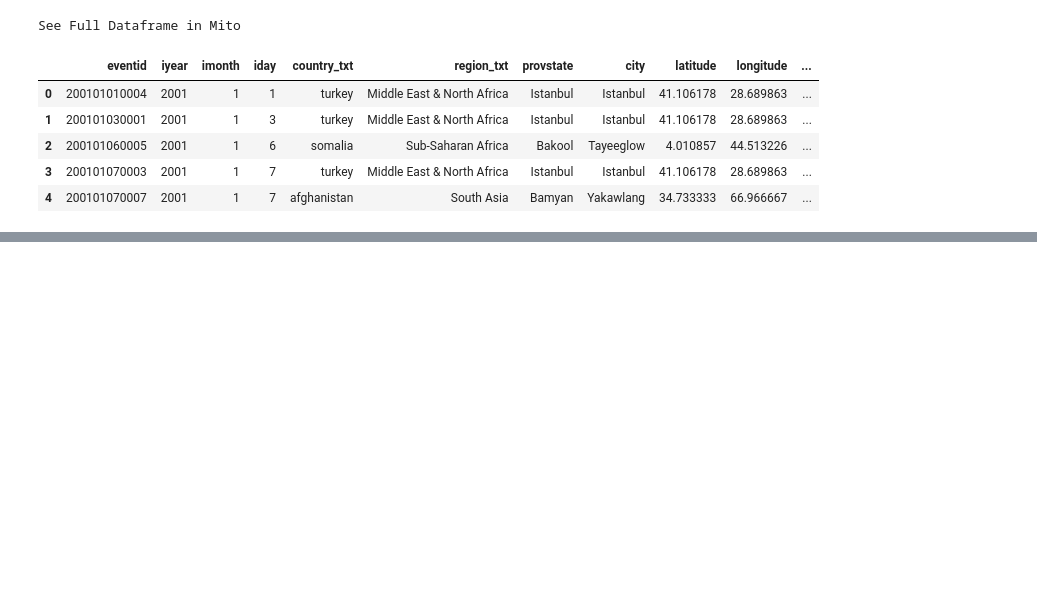
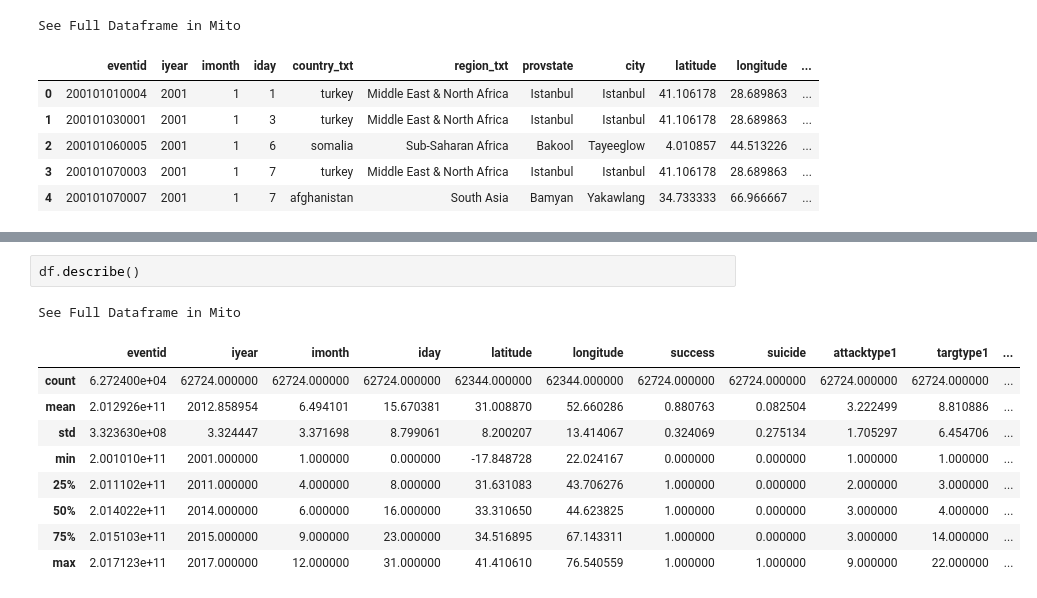
Before and after one commit to Predicting-Terrorism/predicting-terrorism, a Jupyter notebook: fred_lindsey_scratch_folder/acquire.ipynb, the cells around one changed output, grey strips where cells are left out. Drawn from its saved outputs; the diff is of its cells as text; blank space fills up the shorter version.

Commit message:
initial acquire, univariate explore, and df formatting for tableau db

```diff
--- a/fred_lindsey_scratch_folder/acquire.ipynb
+++ b/fred_lindsey_scratch_folder/acquire.ipynb
@@ -164,0 +195,13 @@ See Full Dataframe in Mito
+# %%
+df.describe()
+# %% [output]
+See Full Dataframe in Mito
+|  | eventid | iyear | imonth | iday | latitude | longitude | success | suicide | attacktype1 | targtype1 | ... |
+| count | 6.272400e+04 | 62724.000000 | 62724.000000 | 62724.000000 | 62344.000000 | 62344.000000 | 62724.000000 | 62724.000000 | 62724.000000 | 62724.000000 | ... |
+| mean | 2.012926e+11 | 2012.858954 | 6.494101 | 15.670381 | 31.008870 | 52.660286 | 0.880763 | 0.082504 | 3.222499 | 8.810886 | ... |
+| std | 3.323630e+08 | 3.324447 | 3.371698 | 8.799061 | 8.200207 | 13.414067 | 0.324069 | 0.275134 | 1.705297 | 6.454706 | ... |
+| min | 2.001010e+11 | 2001.000000 | 1.000000 | 0.000000 | -17.848728 | 22.024167 | 0.000000 | 0.000000 | 1.000000 | 1.000000 | ... |
+| 25% | 2.011102e+11 | 2011.000000 | 4.000000 | 8.000000 | 31.631083 | 43.706276 | 1.000000 | 0.000000 | 2.000000 | 3.000000 | ... |
+| 50% | 2.014022e+11 | 2014.000000 | 6.000000 | 16.000000 | 33.310650 | 44.623825 | 1.000000 | 0.000000 | 3.000000 | 4.000000 | ... |
+| 75% | 2.015103e+11 | 2015.000000 | 9.000000 | 23.000000 | 34.516895 | 67.143311 | 1.000000 | 0.000000 | 3.000000 | 14.000000 | ... |
+| max | 2.017123e+11 | 2017.000000 | 12.000000 | 31.000000 | 41.410610 | 76.540559 | 1.000000 | 1.000000 | 9.000000 | 22.000000 | ... |
```
Also changed, not shown: parts of 24 cells of this notebook.
